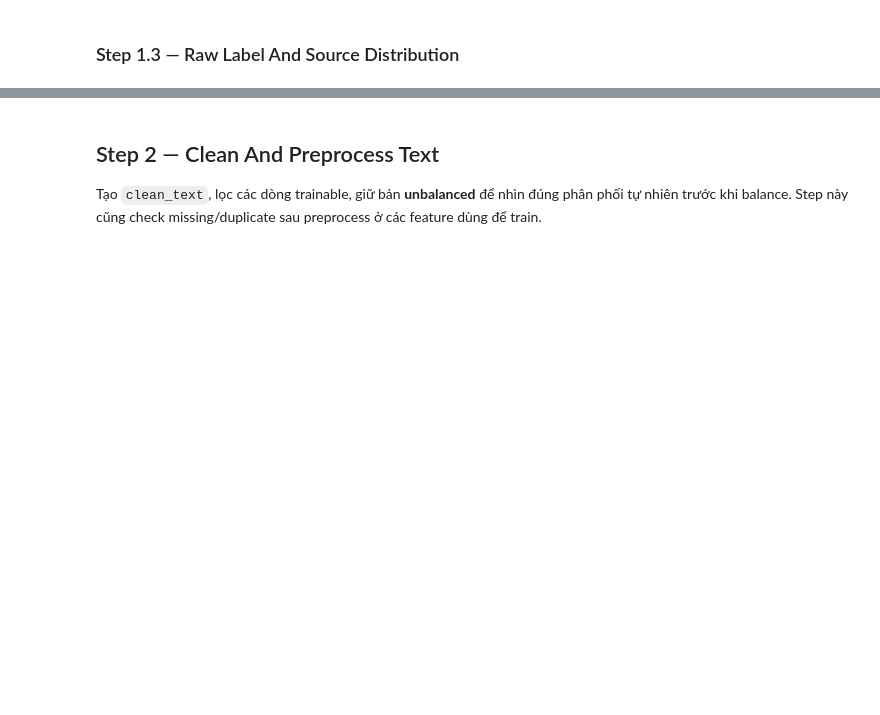
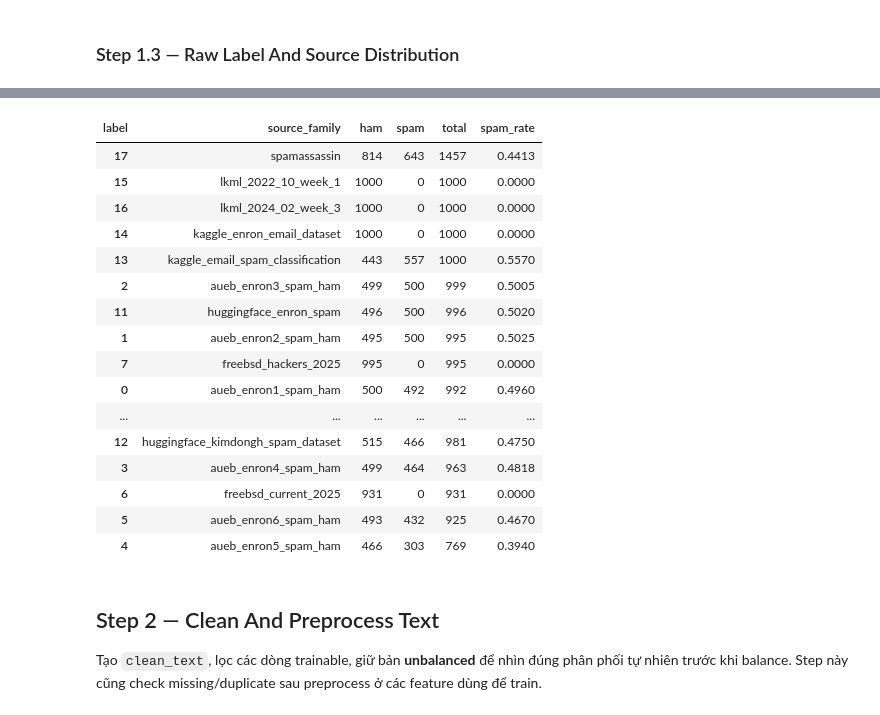
Before and after one commit to QuangManhAI/lab01-machine-learning, a Jupyter notebook: notebooks/lab01.ipynb, the cells around one changed output, grey strips where cells are left out. Drawn from its saved outputs; the diff is of its cells as text; code cells hidden in the pictures; blank space fills up the shorter version.

```diff
--- a/notebooks/lab01.ipynb
+++ b/notebooks/lab01.ipynb
@@ -167,3 +172,23 @@ display(crawl.source_counts(raw_eda_frame, top_n=15))
+# %%
+display(eda.source_label_table(raw_eda_frame))
+# %% [output]
+| label | source_family | ham | spam | total | spam_rate |
+| 17 | spamassassin | 814 | 643 | 1457 | 0.4413 |
+| 15 | lkml_2022_10_week_1 | 1000 | 0 | 1000 | 0.0000 |
+| 16 | lkml_2024_02_week_3 | 1000 | 0 | 1000 | 0.0000 |
+| 14 | kaggle_enron_email_dataset | 1000 | 0 | 1000 | 0.0000 |
+| 13 | kaggle_email_spam_classification | 443 | 557 | 1000 | 0.5570 |
+| 2 | aueb_enron3_spam_ham | 499 | 500 | 999 | 0.5005 |
+| 11 | huggingface_enron_spam | 496 | 500 | 996 | 0.5020 |
+| 1 | aueb_enron2_spam_ham | 495 | 500 | 995 | 0.5025 |
+| 7 | freebsd_hackers_2025 | 995 | 0 | 995 | 0.0000 |
+| 0 | aueb_enron1_spam_ham | 500 | 492 | 992 | 0.4960 |
+| ... | ... | ... | ... | ... | ... |
+| 12 | huggingface_kimdongh_spam_dataset | 515 | 466 | 981 | 0.4750 |
+| 3 | aueb_enron4_spam_ham | 499 | 464 | 963 | 0.4818 |
+| 6 | freebsd_current_2025 | 931 | 0 | 931 | 0.0000 |
+| 5 | aueb_enron6_spam_ham | 493 | 432 | 925 | 0.4670 |
+| 4 | aueb_enron5_spam_ham | 466 | 303 | 769 | 0.3940 |
 # %% [markdown]
 ## Step 2 — Clean And Preprocess Text
 
```
Also changed, not shown: parts of 35 cells of this notebook.
